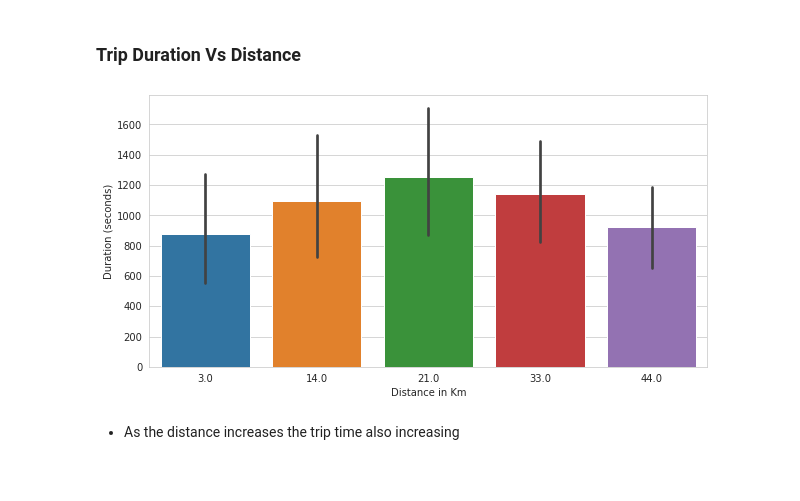
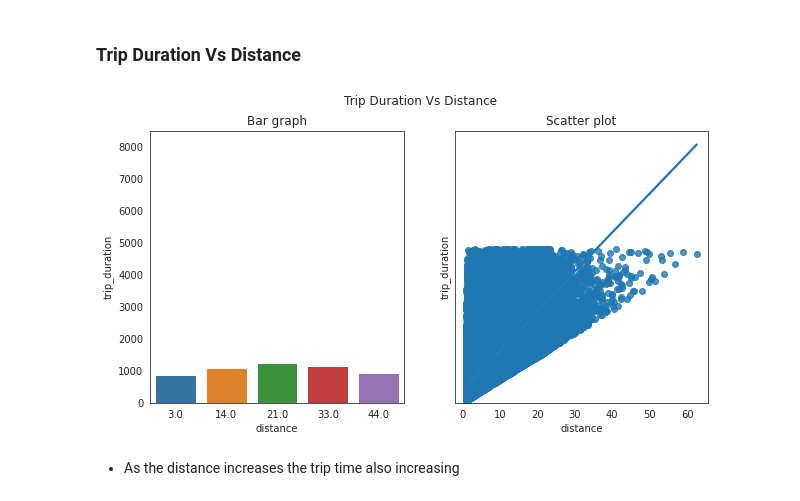
Before and after one commit to B-Murali-Krishna/NYC_Taxi_Trip_Time_Prediction--Capstone_Project, a Jupyter notebook: NYC_Taxi_Trip_Time_Prediction.ipynb, the cells around one changed output. Drawn from its saved outputs; the diff is of its cells as text; code cells hidden in the pictures.

```diff
--- a/NYC_Taxi_Trip_Time_Prediction.ipynb
+++ b/NYC_Taxi_Trip_Time_Prediction.ipynb
@@ -621,13 +621,16 @@ plt.show()
 # %% [markdown]
 ### Trip Duration Vs Distance
 # %%
-plt.figure(figsize = (10,5))
-sns.barplot(x=df.distance.groupby(pd.cut(df.distance, np.arange(0,60,10))).mean().round(),y=df.trip_duration)
-plt.ylabel('Duration (seconds)')
-plt.xlabel('Distance in Km')
-plt.show()
+fig, axes = plt.subplots(1, 2, figsize=(10, 5), sharey=True)
+fig.suptitle('Trip Duration Vs Distance')
+
+sns.barplot(ax=axes[0], x=df.distance.groupby(pd.cut(df.distance, np.arange(0,60,10))).mean().round(),y='trip_duration',data=df,ci=None)
+axes[0].set_title('Bar graph')
+
+sns.regplot(ax=axes[1], x='distance',y='trip_duration',data=df)
+axes[1].set_title('Scatter plot')
 # %% [output]
-[figure, old version]
+[figure, new version]
 # %% [markdown]
 * As the distance increases the trip time also increasing
 # %% [markdown]
```
Also changed, not shown: parts of 26 cells of this notebook.
